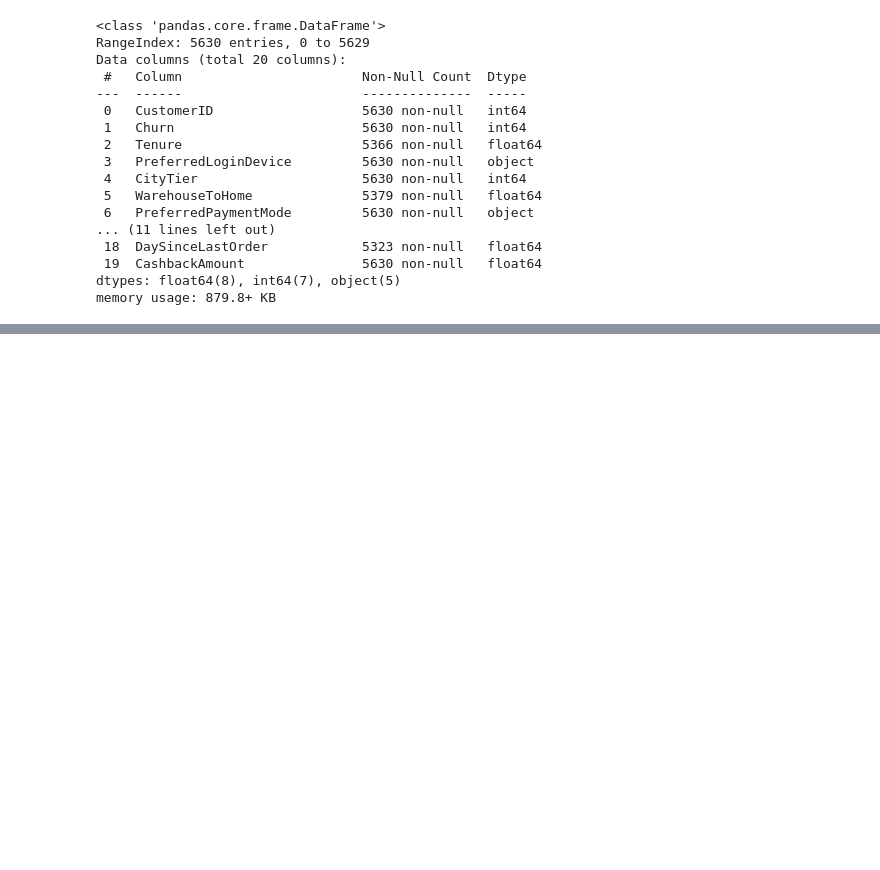
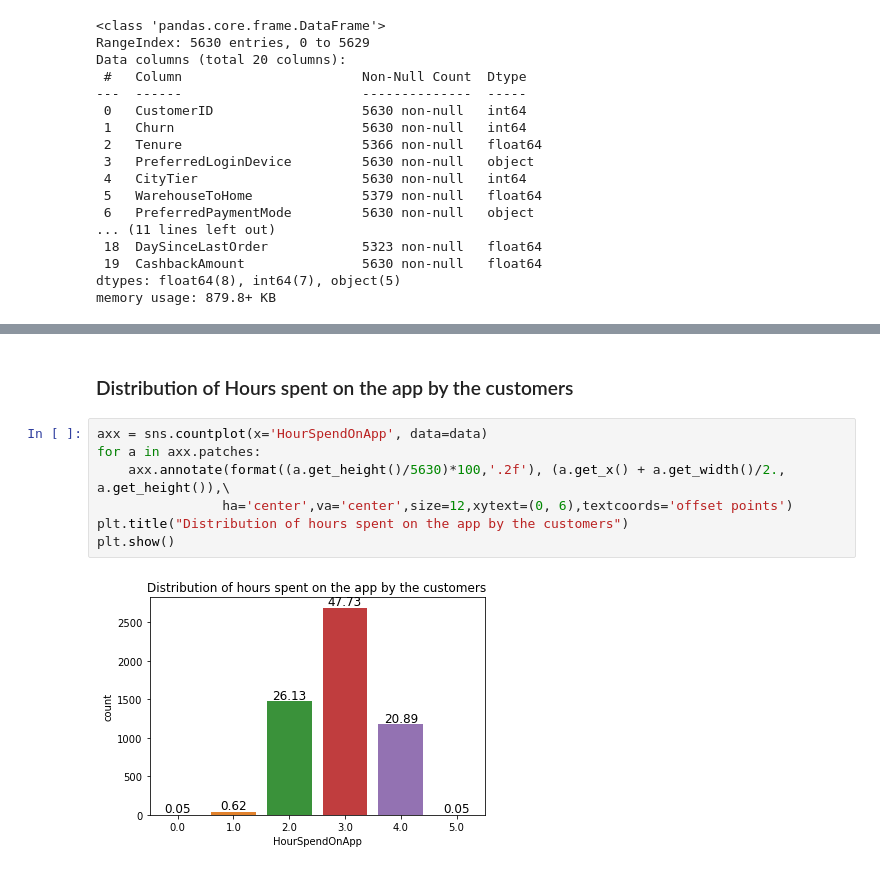
Before and after one commit to wondamo/Data-Science-Projects, a Jupyter notebook: Customer Churn Analysis and Prediction/Exploratory Data Analysis.ipynb, the cells around one changed output, grey strips where cells are left out. Drawn from its saved outputs; the diff is of its cells as text; blank space fills up the shorter version.

```diff
--- a/Customer Churn Analysis and Prediction/Exploratory Data Analysis.ipynb
+++ b/Customer Churn Analysis and Prediction/Exploratory Data Analysis.ipynb
@@ -231,0 +115,11 @@ Percentage increase in orders, Coupon used, and order count also has same distri
+# %% [markdown]
+### Distribution of Hours spent on the app by the customers
+# %%
+axx = sns.countplot(x='HourSpendOnApp', data=data)
+for a in axx.patches:
+    axx.annotate(format((a.get_height()/5630)*100,'.2f'), (a.get_x() + a.get_width()/2., a.get_height()),\
+                ha='center',va='center',size=12,xytext=(0, 6),textcoords='offset points')
+plt.title("Distribution of hours spent on the app by the customers")
+plt.show()
+# %% [output]
+[figure, added]
```
Also changed, not shown: parts of 55 cells of this notebook, 1 other file.
